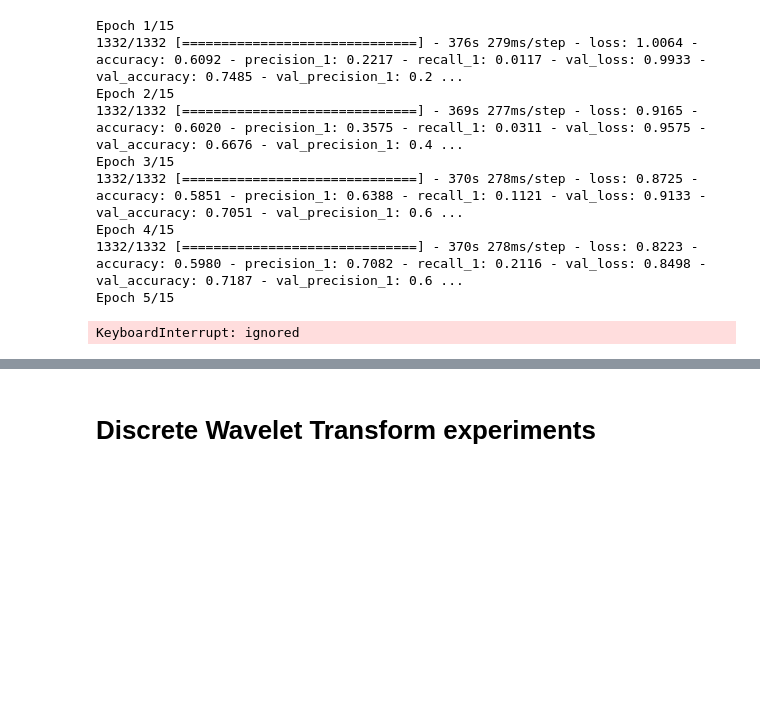
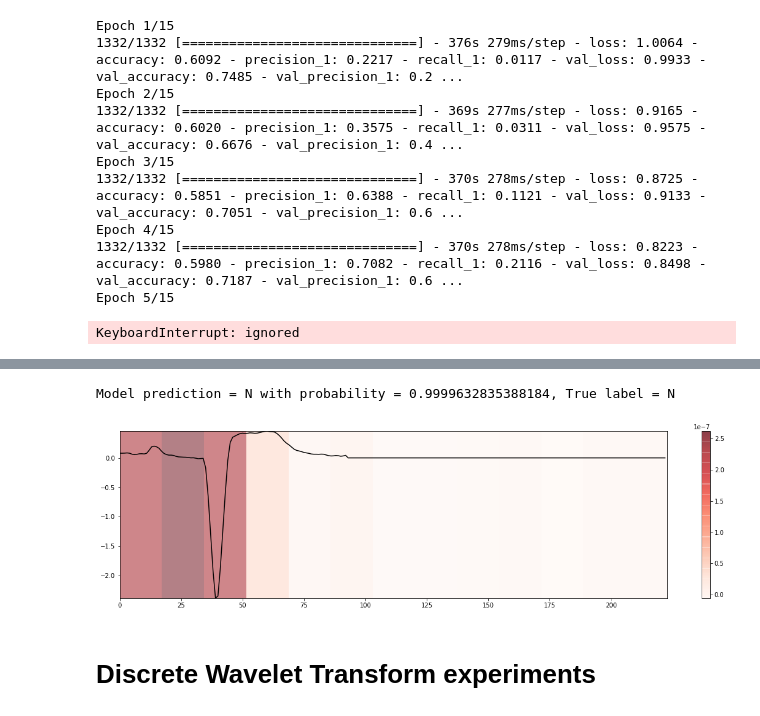
Before and after one commit to romano-francesco/applied-ai-in-biomedicine-ECG-classifier, a Jupyter notebook: Deep_Learning_Approach.ipynb, the cells around one changed output, grey strips where cells are left out. Cells and saved outputs as stored; diff of their text form; code cells hidden in the pictures; blank space fills up the shorter version.

Commit message:
Grad-CAM implementation

```diff
--- a/Deep_Learning_Approach.ipynb
+++ b/Deep_Learning_Approach.ipynb
@@ -911,0 +918,4 @@ KeyboardInterrupt: ignored
+# %%
+# Load our pre-trained model
+vgg = tf.keras.models.load_model('/content/drive/MyDrive/AppliedAIinBiomedicine/final-assignment/vgg model')
+vgg.summary()
@@ -912,3 +964,34 @@ KeyboardInterrupt: ignored
+# %%
+# try to plot a CAM
+layer_considered = "conv1d_25"
+labels = ['N', 'S', 'V']
+
+# beat of validation set to plot
+input_index = 40200
+input = np.expand_dims(X_val[input_index], 0)
+
+pred_probs = []
+for i in range(3):
+  pred_ci = vgg.predict(input)[0][i]
+  pred_probs.append(pred_ci)
+
+# obtain the predicted label of our input
+label_index = pred_probs.index(max(pred_probs))
+true_label_index = ohe.inverse_transform(y_val[input_index ].reshape(1, -1))[0]
+
+#compute heatmap for our input
+heatmap = grad_cam(layer_considered, input)
+
+print(f"Model prediction = {labels[label_index]} with probability = {max(pred_probs)}, True label = {labels[int(true_label_index)]}")
+
+plt.figure(figsize=(20, 5))
+plt.imshow(heatmap, cmap='Reds', aspect="auto", interpolation='nearest', extent=[0, max_len, input.min(), input.max()], alpha=0.5)
+plt.plot(input.reshape(max_len), 'k')
+plt.colorbar()
+plt.show()
+# %% [output]
+Model prediction = N with probability = 0.9999632835388184, True label = N
+[figure, added]
 # %% [markdown]
 # Discrete Wavelet Transform experiments
 # %% [markdown]
```
Also changed, not shown: parts of 5 cells of this notebook.
